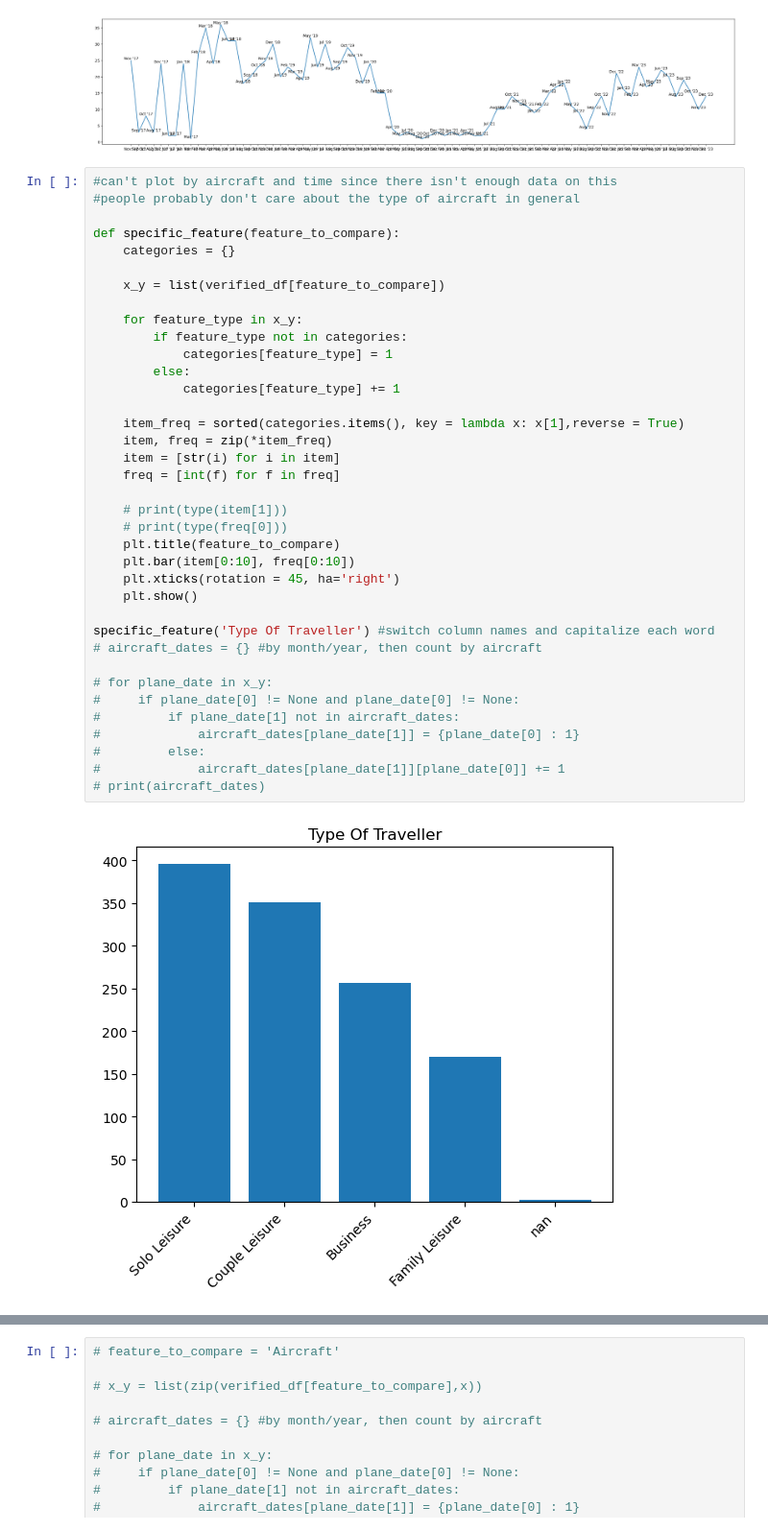
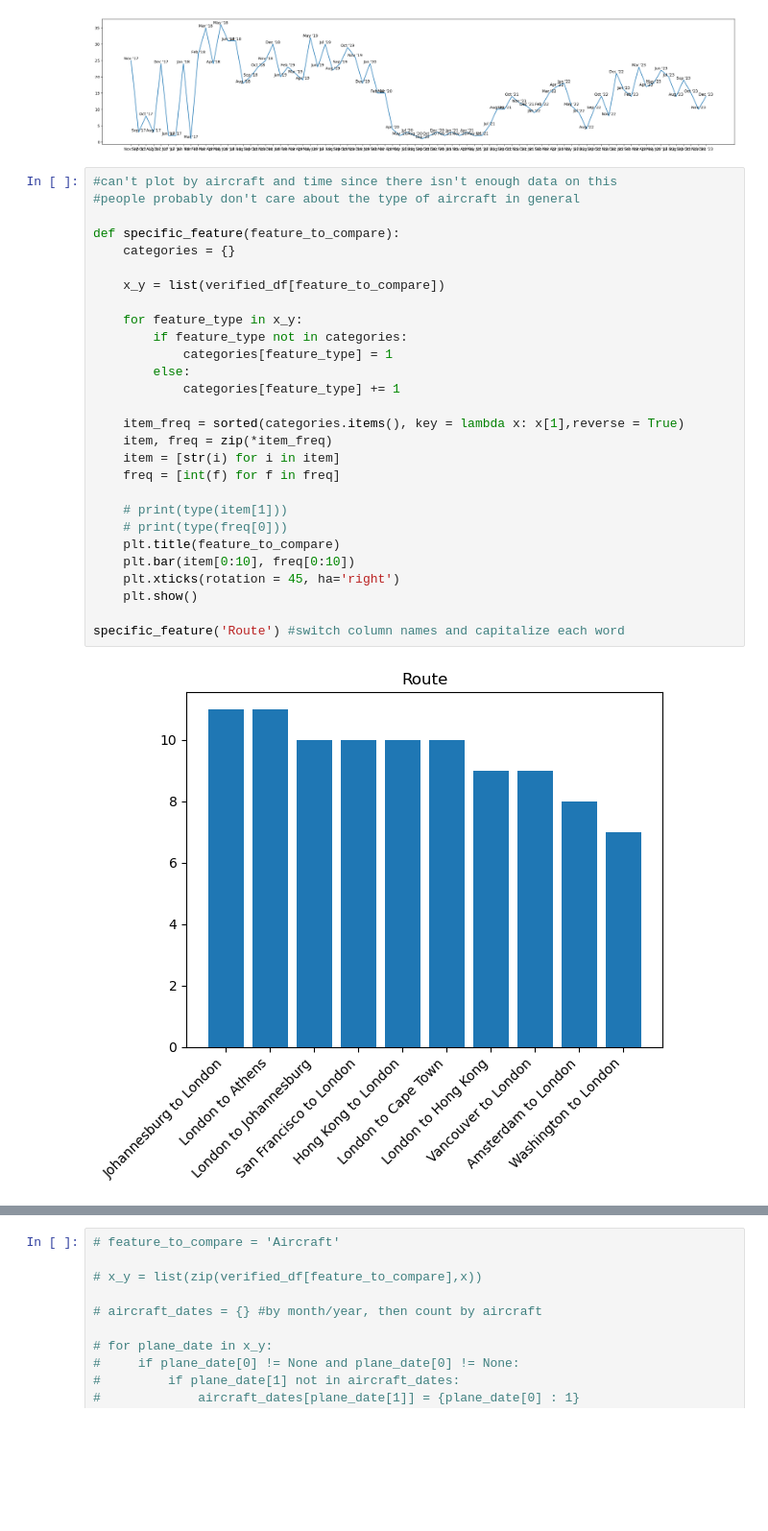
Before and after one commit to LLinNYU/Forage_BA, a Jupyter notebook: Part1_Data_Overview.ipynb, the cells around one changed output, grey strips where cells are left out. Shown at 96% size. Drawn from its saved outputs; the diff is of its cells as text; blank space fills up the shorter version.

Commit message:
added bar charts

```diff
--- a/Part1_Data_Overview.ipynb
+++ b/Part1_Data_Overview.ipynb
@@ -91,40 +90,31 @@ plt.show()
 # %%
 #can't plot by aircraft and time since there isn't enough data on this
 #people probably don't care about the type of aircraft in general
 
 def specific_feature(feature_to_compare):
     categories = {}
 
     x_y = list(verified_df[feature_to_compare])
 
     for feature_type in x_y:
         if feature_type not in categories:
             categories[feature_type] = 1
         else:
             categories[feature_type] += 1
 
     item_freq = sorted(categories.items(), key = lambda x: x[1],reverse = True)
     item, freq = zip(*item_freq)
     item = [str(i) for i in item]
     freq = [int(f) for f in freq]
 
     # print(type(item[1]))
     # print(type(freq[0]))
     plt.title(feature_to_compare)
     plt.bar(item[0:10], freq[0:10])
     plt.xticks(rotation = 45, ha='right')
     plt.show()
 
-specific_feature('Type Of Traveller') #switch column names and capitalize each word
-# aircraft_dates = {} #by month/year, then count by aircraft
-
-# for plane_date in x_y:
-#     if plane_date[0] != None and plane_date[0] != None:
-#         if plane_date[1] not in aircraft_dates:
-#             aircraft_dates[plane_date[1]] = {plane_date[0] : 1}
-#         else:
-#             aircraft_dates[plane_date[1]][plane_date[0]] += 1
-# print(aircraft_dates)
+specific_feature('Route') #switch column names and capitalize each word
 # %% [output]
-[figure, old version]
+[figure, new version]
 # %% [markdown]
```
Also changed, not shown: parts of 5 cells of this notebook, 11 other files.
